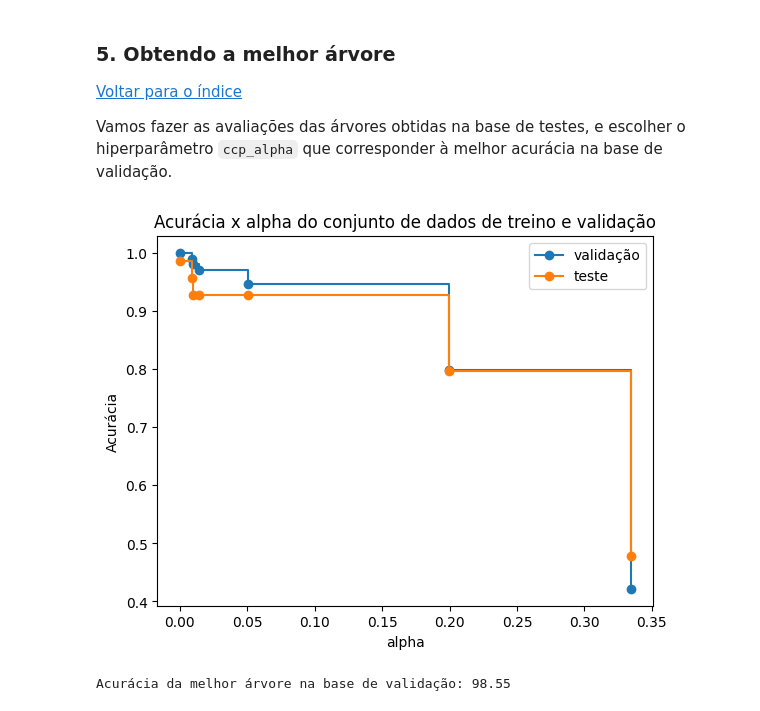
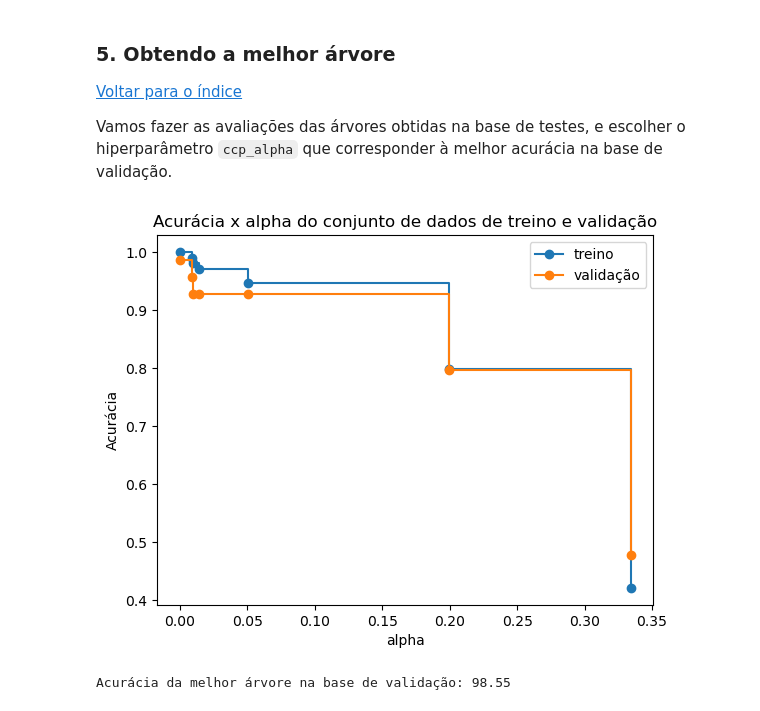
Before and after one commit to marceloaires7/EBAC-Aulas, a Jupyter notebook: Modulo17/notebooks/Modulo17Aula3.ipynb, the cells around one changed output. Drawn from its saved outputs; the diff is of its cells as text; code cells hidden in the pictures.

```diff
--- a/Modulo17/notebooks/Modulo17Aula3.ipynb
+++ b/Modulo17/notebooks/Modulo17Aula3.ipynb
@@ -84,19 +92,19 @@ Vamos fazer as avaliações das árvores obtidas na base de testes, e escolher o
 # %%
 train_scores = [clf.score(X_train, y_train) for clf in clfs]
 valid_scores = [clf.score(X_valid, y_valid) for clf in clfs]
 
 fig, ax = plt.subplots()
 ax.set_xlabel("alpha")
 ax.set_ylabel("Acurácia")
 ax.set_title("Acurácia x alpha do conjunto de dados de treino e validação")
-ax.plot(ccp_alphas, train_scores, marker='o', label="validação",
+ax.plot(ccp_alphas, train_scores, marker='o', label="treino",
         drawstyle="steps-post")
-ax.plot(ccp_alphas, valid_scores, marker='o', label="teste",
+ax.plot(ccp_alphas, valid_scores, marker='o', label="validação",
         drawstyle="steps-post")
 ax.legend()
 plt.show()
 # %% [output]
-[figure, old version]
+[figure, new version]
 # %%
 ind_melhor_arvore = len(valid_scores) - valid_scores[::-1].index(max(valid_scores)) - 1
 melhor_arvore = clfs[ind_melhor_arvore]
```
Also changed, not shown: parts of 1 cell of this notebook, 16 other files.
